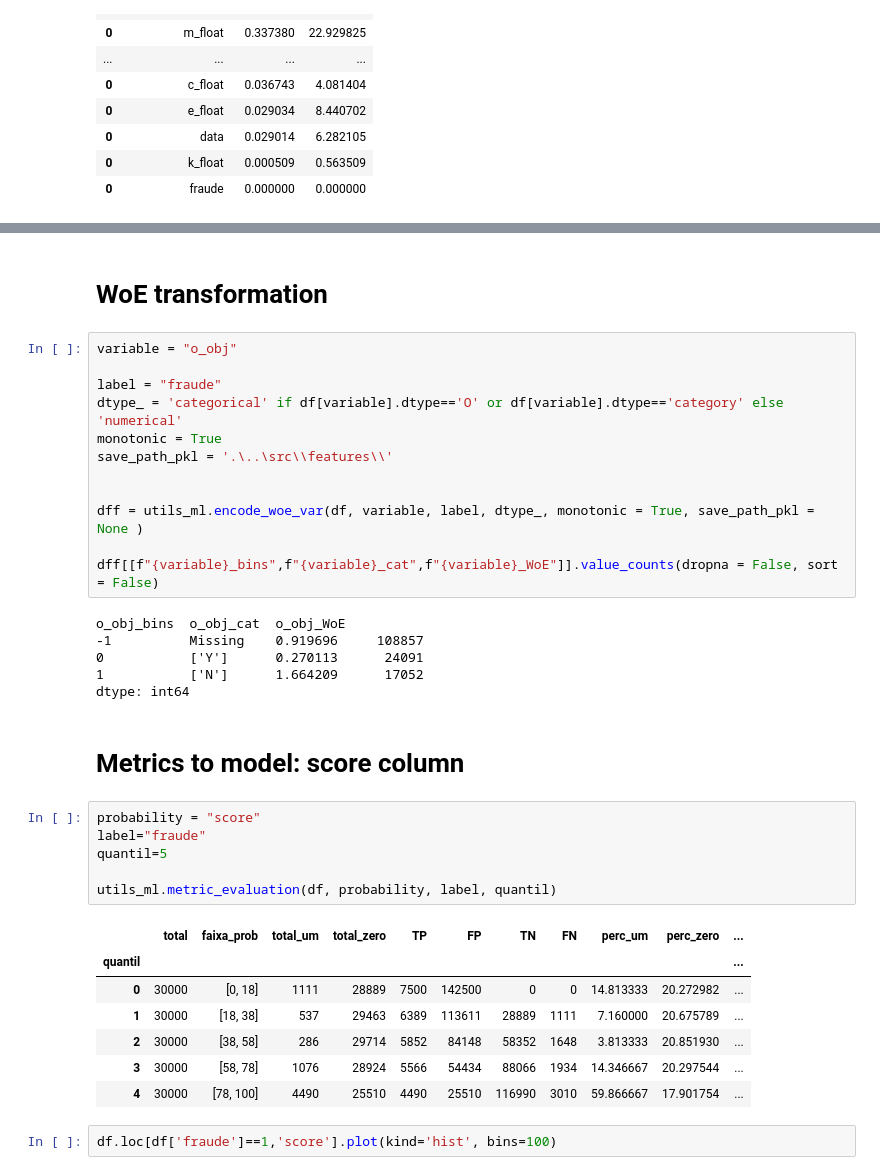
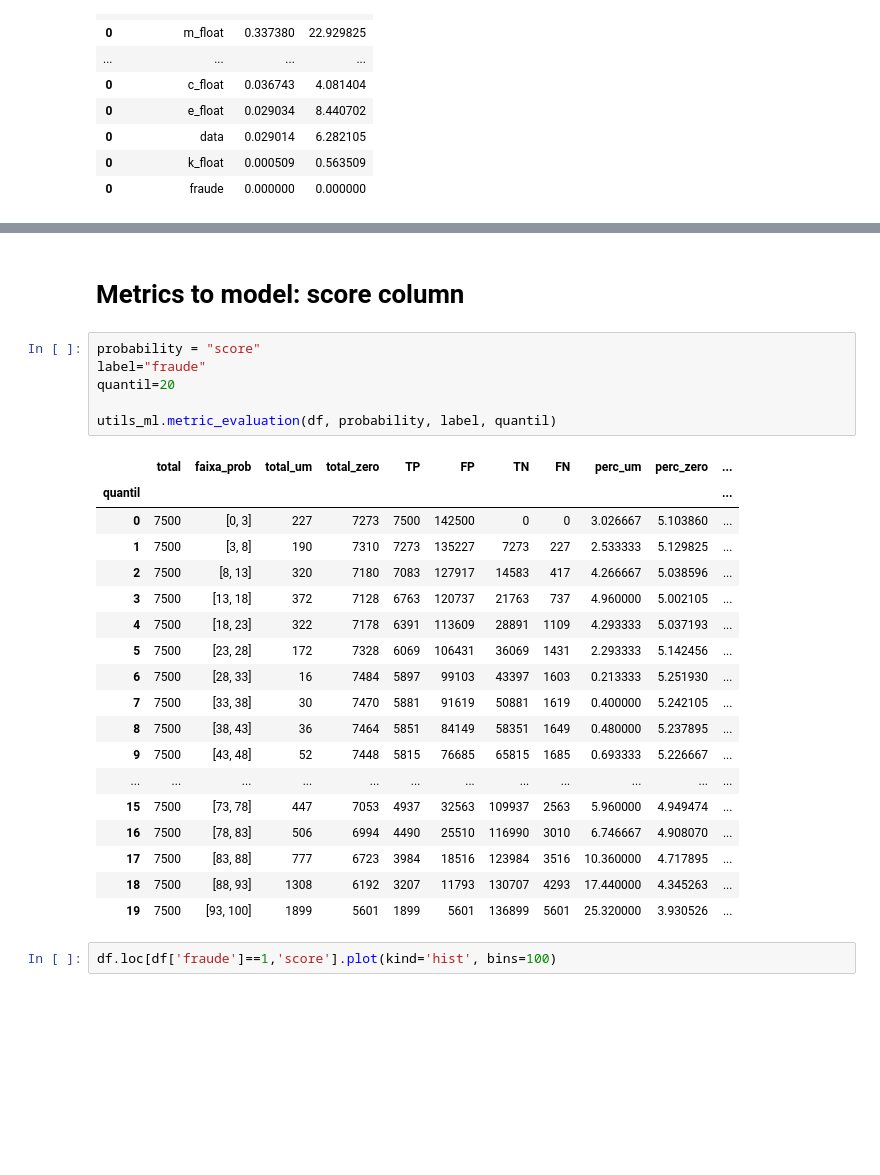
Before and after one commit to caanpaip/ML-anti-fraud, a Jupyter notebook: notebooks/1.EA.ipynb, the cells around one changed output, grey strips where cells are left out. Saved outputs shown, nothing was run; the diff lists cells and outputs as text; blank space fills up the shorter version.

```diff
--- a/notebooks/1.EA.ipynb
+++ b/notebooks/1.EA.ipynb
@@ -204,42 +225,33 @@ def display_metrics(variable = pd.concat(df_ivs_ls).sort_values("IV_var", ascend
     display(utils_ml.WOE_IV(df = df , variable = variable, dtype_ = dtype_ , label = label, monotonic= True))
 # %% [output]
 interactive(children=(Dropdown(description='variable', options=('fecha', 'produto', 'hora', 'categoria_produto…
-# %% [markdown]
-# WoE transformation
-# %%
-variable = "o_obj"
-
-label = "fraude"
-dtype_ = 'categorical' if df[variable].dtype=='O' or df[variable].dtype=='category' else 'numerical'
-monotonic = True
-save_path_pkl = '.\..\src\\features\\'
-
-
-dff = utils_ml.encode_woe_var(df, variable, label, dtype_, monotonic = True, save_path_pkl = None )
-
-dff[[f"{variable}_bins",f"{variable}_cat",f"{variable}_WoE"]].value_counts(dropna = False, sort = False)
-# %% [output]
-o_obj_bins  o_obj_cat  o_obj_WoE
--1          Missing    0.919696     108857
-0           ['Y']      0.270113      24091
-1           ['N']      1.664209      17052
-dtype: int64
 # %% [markdown]
 # Metrics to model: score column
 # %%
 probability = "score"
 label="fraude"
-quantil=5
+quantil=20
 
 utils_ml.metric_evaluation(df, probability, label, quantil)
 # %% [output]
 |  | total | faixa_prob | total_um | total_zero | TP | FP | TN | FN | perc_um | perc_zero | ... |
 | quantil |  |  |  |  |  |  |  |  |  |  | ... |
-| 0 | 30000 | [0, 18] | 1111 | 28889 | 7500 | 142500 | 0 | 0 | 14.813333 | 20.272982 | ... |
-| 1 | 30000 | [18, 38] | 537 | 29463 | 6389 | 113611 | 28889 | 1111 | 7.160000 | 20.675789 | ... |
-| 2 | 30000 | [38, 58] | 286 | 29714 | 5852 | 84148 | 58352 | 1648 | 3.813333 | 20.851930 | ... |
-| 3 | 30000 | [58, 78] | 1076 | 28924 | 5566 | 54434 | 88066 | 1934 | 14.346667 | 20.297544 | ... |
-| 4 | 30000 | [78, 100] | 4490 | 25510 | 4490 | 25510 | 116990 | 3010 | 59.866667 | 17.901754 | ... |
+| 0 | 7500 | [0, 3] | 227 | 7273 | 7500 | 142500 | 0 | 0 | 3.026667 | 5.103860 | ... |
+| 1 | 7500 | [3, 8] | 190 | 7310 | 7273 | 135227 | 7273 | 227 | 2.533333 | 5.129825 | ... |
+| 2 | 7500 | [8, 13] | 320 | 7180 | 7083 | 127917 | 14583 | 417 | 4.266667 | 5.038596 | ... |
+| 3 | 7500 | [13, 18] | 372 | 7128 | 6763 | 120737 | 21763 | 737 | 4.960000 | 5.002105 | ... |
+| 4 | 7500 | [18, 23] | 322 | 7178 | 6391 | 113609 | 28891 | 1109 | 4.293333 | 5.037193 | ... |
+| 5 | 7500 | [23, 28] | 172 | 7328 | 6069 | 106431 | 36069 | 1431 | 2.293333 | 5.142456 | ... |
+| 6 | 7500 | [28, 33] | 16 | 7484 | 5897 | 99103 | 43397 | 1603 | 0.213333 | 5.251930 | ... |
+| 7 | 7500 | [33, 38] | 30 | 7470 | 5881 | 91619 | 50881 | 1619 | 0.400000 | 5.242105 | ... |
+| 8 | 7500 | [38, 43] | 36 | 7464 | 5851 | 84149 | 58351 | 1649 | 0.480000 | 5.237895 | ... |
+| 9 | 7500 | [43, 48] | 52 | 7448 | 5815 | 76685 | 65815 | 1685 | 0.693333 | 5.226667 | ... |
+| ... | ... | ... | ... | ... | ... | ... | ... | ... | ... | ... | ... |
+| 15 | 7500 | [73, 78] | 447 | 7053 | 4937 | 32563 | 109937 | 2563 | 5.960000 | 4.949474 | ... |
+| 16 | 7500 | [78, 83] | 506 | 6994 | 4490 | 25510 | 116990 | 3010 | 6.746667 | 4.908070 | ... |
+| 17 | 7500 | [83, 88] | 777 | 6723 | 3984 | 18516 | 123984 | 3516 | 10.360000 | 4.717895 | ... |
+| 18 | 7500 | [88, 93] | 1308 | 6192 | 3207 | 11793 | 130707 | 4293 | 17.440000 | 4.345263 | ... |
+| 19 | 7500 | [93, 100] | 1899 | 5601 | 1899 | 5601 | 136899 | 5601 | 25.320000 | 3.930526 | ... |
 # %%
 df.loc[df['fraude']==1,'score'].plot(kind='hist', bins=100)
 # %% [output]
```
Also changed, not shown: parts of 11 cells of this notebook, 23 other files.
